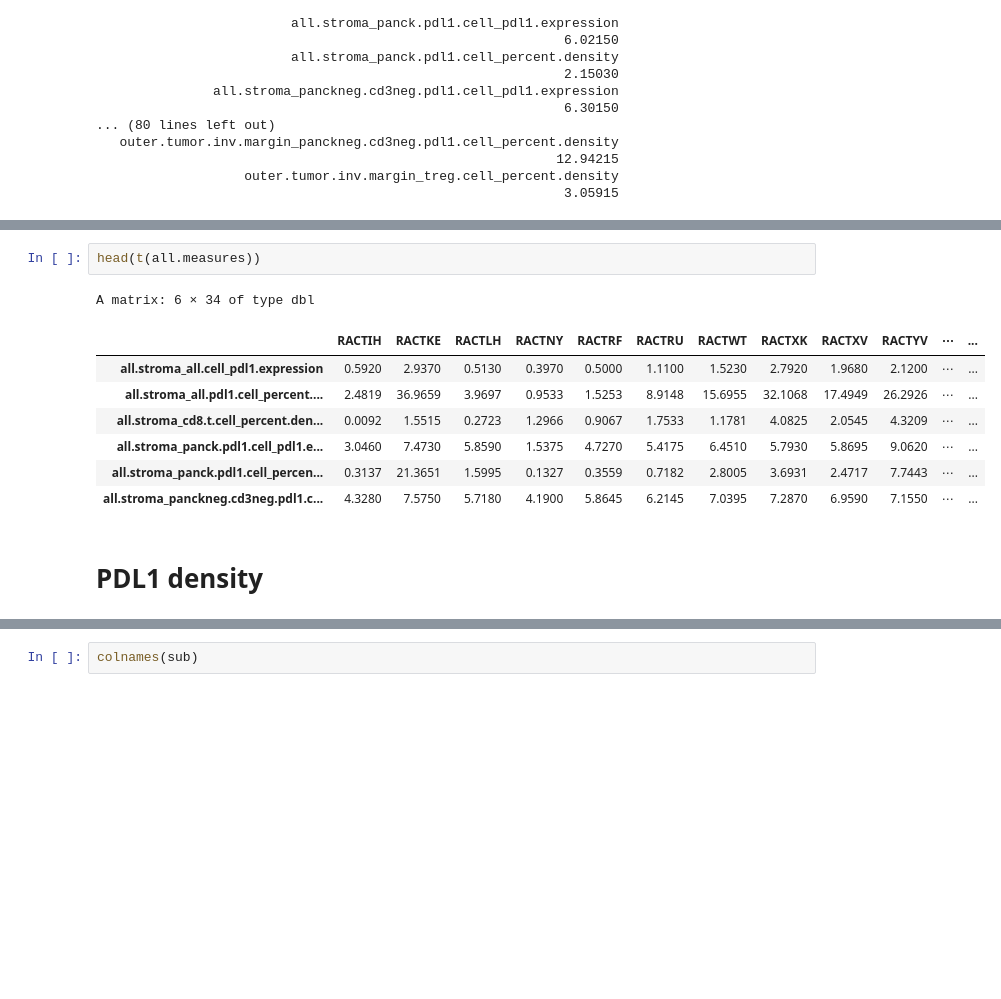
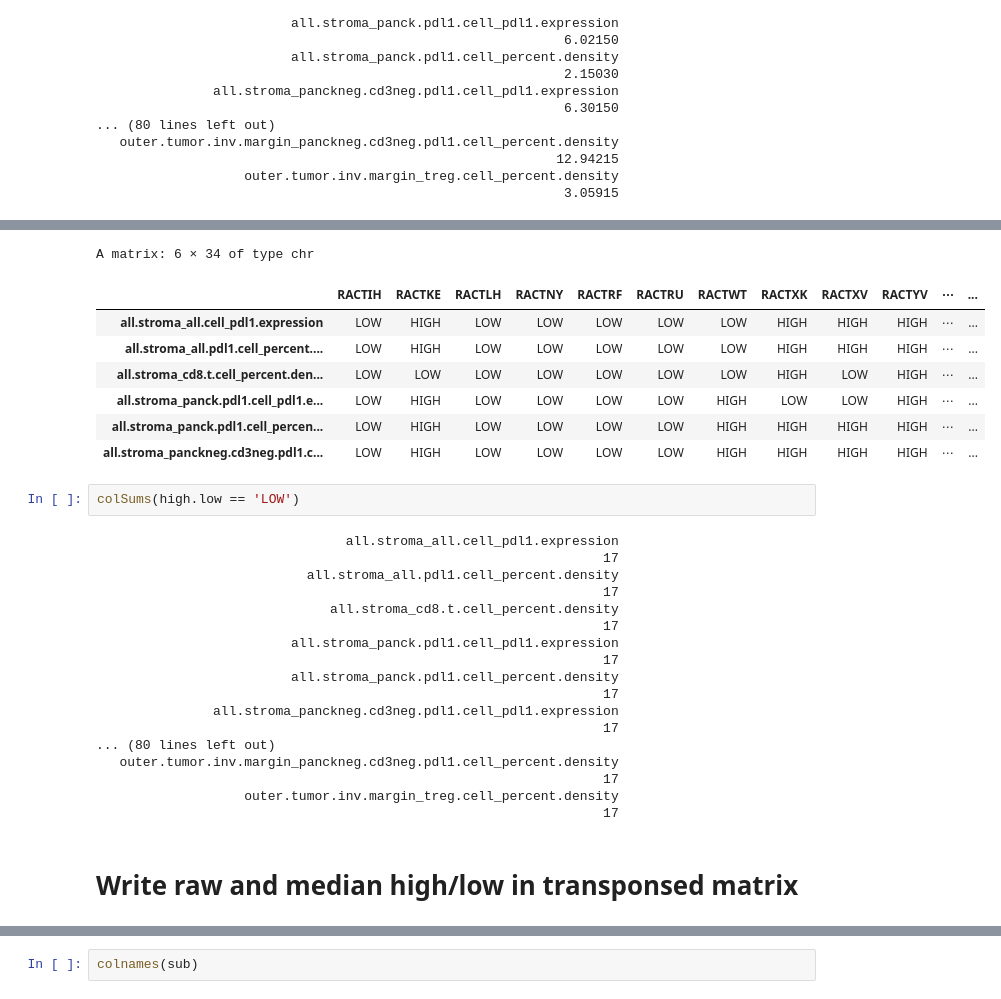
Before and after one commit to KidElectric/173-BFerris-NRG-HN003-Vectra, a Jupyter notebook: 02_generate_tables.ipynb, the cells around one changed output, grey strips where cells are left out. Cells and saved outputs as stored; diff of their text form; blank space fills up the shorter version.

Commit message:
Add sample summary table and transpose data

```diff
--- a/02_generate_tables.ipynb
+++ b/02_generate_tables.ipynb
@@ -732,13 +776,32 @@ mv
 # %%
-head(t(all.measures))
 # %% [output]
-A matrix: 6 × 34 of type dbl
+A matrix: 6 × 34 of type chr
 |  | RACTIH | RACTKE | RACTLH | RACTNY | RACTRF | RACTRU | RACTWT | RACTXK | RACTXV | RACTYV | ⋯ | ... |
-| all.stroma_all.cell_pdl1.expression | 0.5920 | 2.9370 | 0.5130 | 0.3970 | 0.5000 | 1.1100 | 1.5230 | 2.7920 | 1.9680 | 2.1200 | ⋯ | ... |
-| all.stroma_all.pdl1.cell_percent.... | 2.4819 | 36.9659 | 3.9697 | 0.9533 | 1.5253 | 8.9148 | 15.6955 | 32.1068 | 17.4949 | 26.2926 | ⋯ | ... |
-| all.stroma_cd8.t.cell_percent.den... | 0.0092 | 1.5515 | 0.2723 | 1.2966 | 0.9067 | 1.7533 | 1.1781 | 4.0825 | 2.0545 | 4.3209 | ⋯ | ... |
-| all.stroma_panck.pdl1.cell_pdl1.e... | 3.0460 | 7.4730 | 5.8590 | 1.5375 | 4.7270 | 5.4175 | 6.4510 | 5.7930 | 5.8695 | 9.0620 | ⋯ | ... |
-| all.stroma_panck.pdl1.cell_percen... | 0.3137 | 21.3651 | 1.5995 | 0.1327 | 0.3559 | 0.7182 | 2.8005 | 3.6931 | 2.4717 | 7.7443 | ⋯ | ... |
-| all.stroma_panckneg.cd3neg.pdl1.c... | 4.3280 | 7.5750 | 5.7180 | 4.1900 | 5.8645 | 6.2145 | 7.0395 | 7.2870 | 6.9590 | 7.1550 | ⋯ | ... |
+| all.stroma_all.cell_pdl1.expression | LOW | HIGH | LOW | LOW | LOW | LOW | LOW | HIGH | HIGH | HIGH | ⋯ | ... |
+| all.stroma_all.pdl1.cell_percent.... | LOW | HIGH | LOW | LOW | LOW | LOW | LOW | HIGH | HIGH | HIGH | ⋯ | ... |
+| all.stroma_cd8.t.cell_percent.den... | LOW | LOW | LOW | LOW | LOW | LOW | LOW | HIGH | LOW | HIGH | ⋯ | ... |
+| all.stroma_panck.pdl1.cell_pdl1.e... | LOW | HIGH | LOW | LOW | LOW | LOW | HIGH | LOW | LOW | HIGH | ⋯ | ... |
+| all.stroma_panck.pdl1.cell_percen... | LOW | HIGH | LOW | LOW | LOW | LOW | HIGH | HIGH | HIGH | HIGH | ⋯ | ... |
+| all.stroma_panckneg.cd3neg.pdl1.c... | LOW | HIGH | LOW | LOW | LOW | LOW | HIGH | HIGH | HIGH | HIGH | ⋯ | ... |
-# %% [markdown]
-# PDL1 density
+# %%
+colSums(high.low == 'LOW')
+# %% [output]
+                                all.stroma_all.cell_pdl1.expression
+                                                                 17
+                           all.stroma_all.pdl1.cell_percent.density
+                                                                 17
+                              all.stroma_cd8.t.cell_percent.density
+                                                                 17
+                         all.stroma_panck.pdl1.cell_pdl1.expression
+                                                                 17
+                         all.stroma_panck.pdl1.cell_percent.density
+                                                                 17
+               all.stroma_panckneg.cd3neg.pdl1.cell_pdl1.expression
+                                                                 17
+... (80 lines left out)
+   outer.tumor.inv.margin_panckneg.cd3neg.pdl1.cell_percent.density
+                                                                 17
+                   outer.tumor.inv.margin_treg.cell_percent.density
+                                                                 17
+# %% [markdown]
+# Write raw and median high/low in transponsed matrix
```
Also changed, not shown: parts of 12 cells of this notebook.
